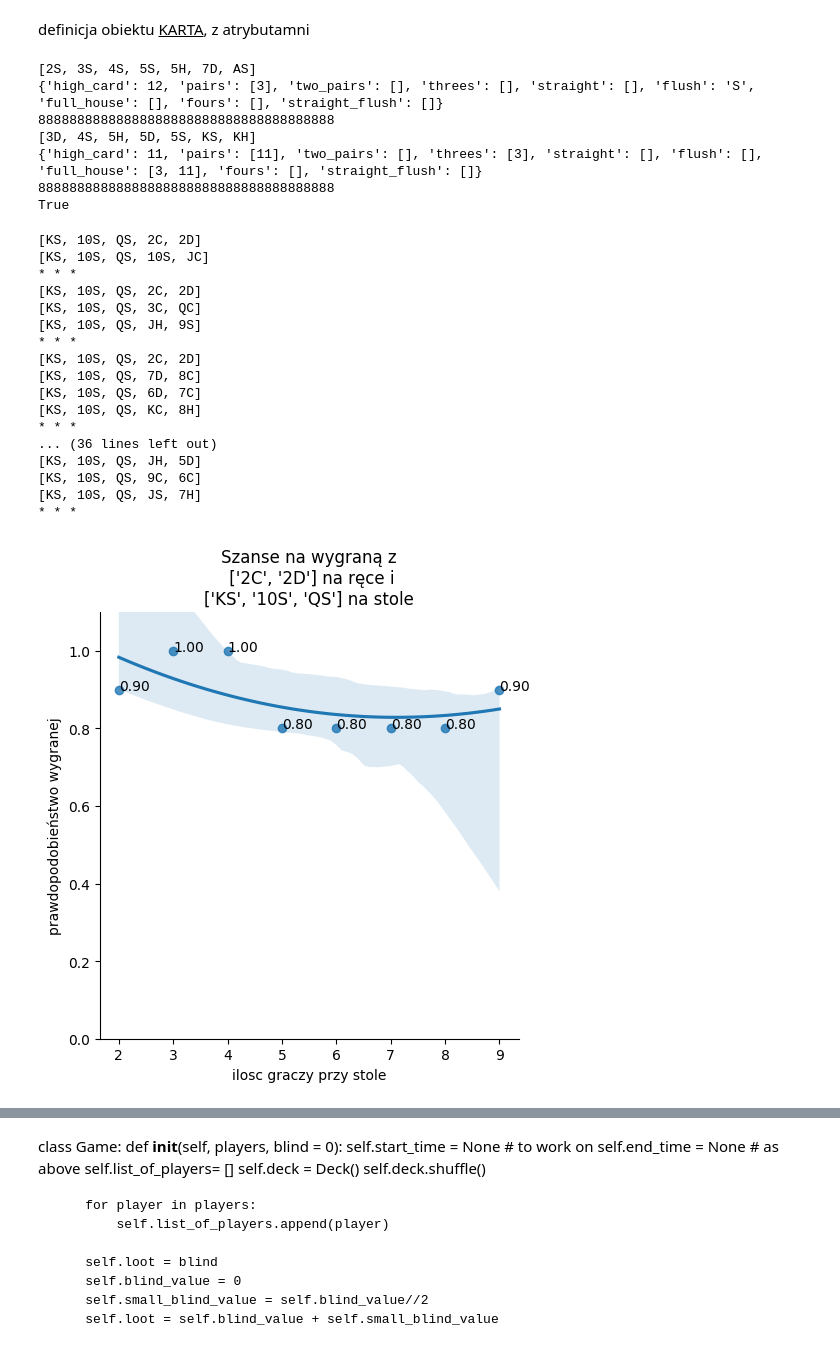
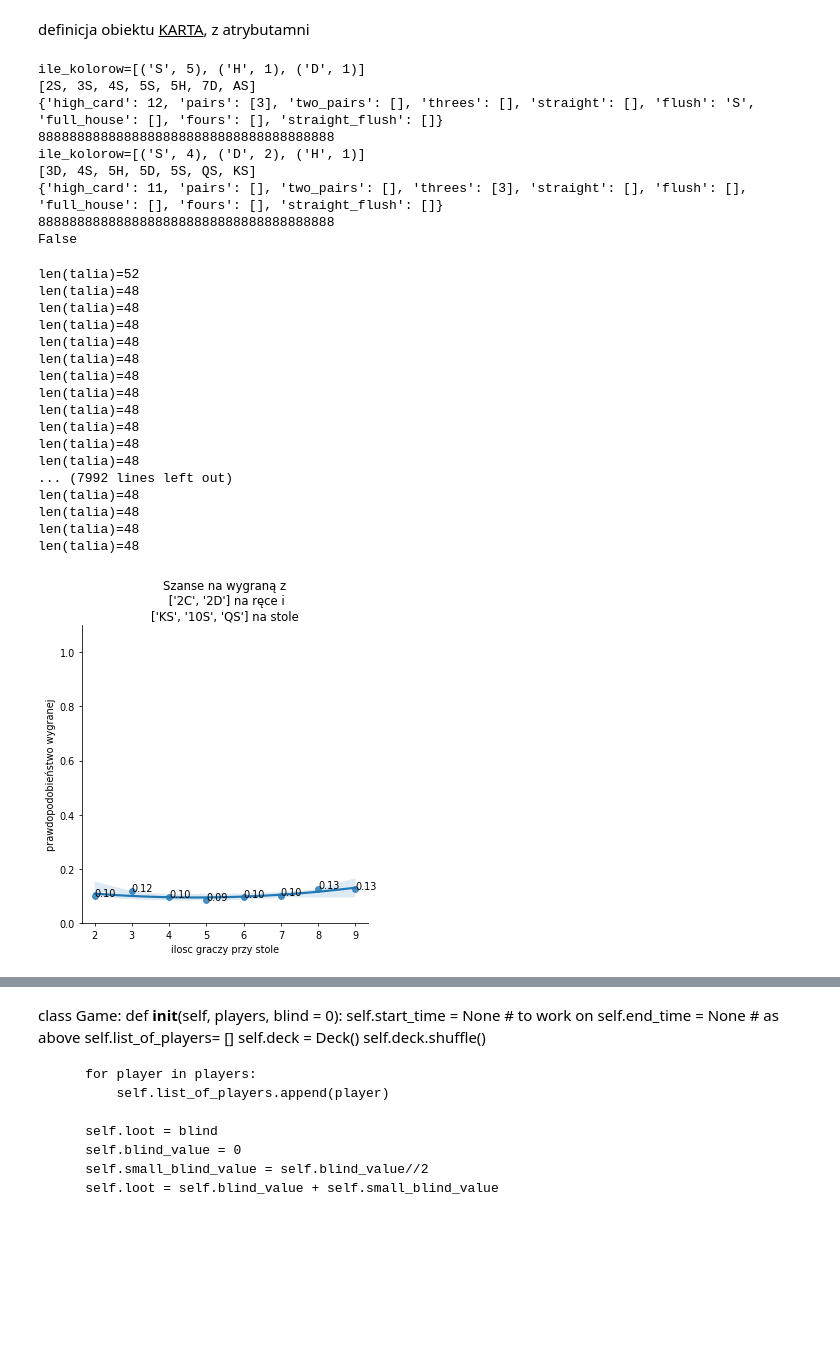
Before and after one commit to ninj4i/poker, a Jupyter notebook: pokerek.ipynb, the cells around one changed output, grey strips where cells are left out. Saved outputs shown, nothing was run; the diff lists cells and outputs as text; code cells hidden in the pictures; blank space fills up the shorter version.

```diff
--- a/pokerek.ipynb
+++ b/pokerek.ipynb
@@ -162,8 +162,8 @@ class Hand:
         #print(f'{sorted(figures_in_hand)=}')
         ile_czego   = list(Counter(sorted(figures_in_hand)).items())
         ile_kolorow = sorted(Counter([card.colour for card in self.cards_in_hand+self.cards_on_table]).items(), key = lambda x: x[1], reverse = True)
-        #print(ile_kolorow)
-        if len(set([card.colour for card in self.cards_in_hand])) == 1 :
+        #print(f'{ile_kolorow=}')
+        if ile_kolorow[0][1] == 5 :
             self.in_hand['flush'] = self.cards_in_hand[0].colour
 
         if self.in_hand['flush'] and self.in_hand['straight']:
@@ -220,7 +220,7 @@ print(sorted(reka_strit.cards_in_hand+reka_strit.cards_on_table))
 print(reka_strit.in_hand)
 print('88888888888888888888888888888888888888')
 reka_pair = Hand()
-reka_pair.cards_in_hand =  [Card('K','S'), Card('K','H')]
+reka_pair.cards_in_hand =  [Card('K','S'), Card('Q','S')]
 reka_pair.cards_on_table = [Card('3','D'), Card('4','S'), Card('5','H'), Card('5','D'), Card('5','S')]
 reka_pair.check_hand()
 print(sorted(reka_pair.cards_in_hand+reka_pair.cards_on_table))
@@ -229,16 +229,19 @@ print('88888888888888888888888888888888888888')
 
 print(reka_pair == max ([reka_pair,reka_strit]))
 # %% [output]
+ile_kolorow=[('S', 5), ('H', 1), ('D', 1)]
 [2S, 3S, 4S, 5S, 5H, 7D, AS]
 {'high_card': 12, 'pairs': [3], 'two_pairs': [], 'threes': [], 'straight': [], 'flush': 'S', 'full_house': [], 'fours': [], 'straight_flush': []}
 88888888888888888888888888888888888888
-[3D, 4S, 5H, 5D, 5S, KS, KH]
-{'high_card': 11, 'pairs': [11], 'two_pairs': [], 'threes': [3], 'straight': [], 'flush': [], 'full_house': [3, 11], 'fours': [], 'straight_flush': []}
+ile_kolorow=[('S', 4), ('D', 2), ('H', 1)]
+[3D, 4S, 5H, 5D, 5S, QS, KS]
+{'high_card': 11, 'pairs': [], 'two_pairs': [], 'threes': [3], 'straight': [], 'flush': [], 'full_house': [], 'fours': [], 'straight_flush': []}
 88888888888888888888888888888888888888
-True
+False
 # %%
-def texas_holdem_monte_carlo(karty_w_rece: list, karty_na_stole: list(), ilosc_graczy = 2, wielkosc_proby = 1_0):
+def texas_holdem_monte_carlo(karty_w_rece: list, karty_na_stole: list(), ilosc_graczy = 2, wielkosc_proby = 1_000):
     talia = Deck()
+    print(f'{len(talia)=}')
     wygrane = 0
     for game in range(wielkosc_proby):
         gracze = []
@@ -250,78 +253,79 @@ def texas_holdem_monte_carlo(karty_w_rece: list, karty_na_stole: list(), ilosc_g
         moja_reka.check_hand()
         gracze.append(moja_reka)
         talia.shuffle()
+        print(f'{len(talia)=}')
 
         for _ in range(0,ilosc_graczy-1):
             gracze.append(Hand())
             gracze[-1].get_card(talia,2)
             gracze[-1].cards_on_table = stol.cards_in_hand
             gracze[-1].check_hand()
+            #print(gracze[-1].in_hand)
+            #print(gracze[-1].cards_on_table + gracze[-1].cards_in_hand)
+            #print('***')
 
         talia.reset()
-        wygrane += moja_reka == max(gracze)
+        wygrane += moja_reka == (sorted(gracze)[-1]) and (moja_reka!=sorted(gracze)[-2])
 
 
     #print([f'{gr.cards_on_table}' for gr in gracze])
-    for gr in gracze:
-        print(gr.cards_on_table + gr.cards_in_hand)
-    print('* * * ')
     #print(f'max = {max(gracze)}')
     #print(f'{wygrane/wielkosc_proby:.2%}')
 
     return wygrane/wielkosc_proby
 # %%
-plt.rcParams['figure.dpi'] = 100
-plt.rcParams['figure.figsize'] = 10,5
+plt.rcParams['figure.dpi'] = 70
+plt.rcParams['figure.figsize'] = 3,3
 
 a = {
     2:0,
     3:0,
     4:0,
     5:0,
     6:0,
     7:0,
     8:0,
     9:0
     }
 raczka = ['2C', '2D']
 stolik = ['KS', '10S', 'QS']
 for i in a.keys():
     a[i] = texas_holdem_monte_carlo(raczka, stolik,i)
 
 #print(a)
 #b = [str(s) for s in a.values()]
 aa = pd.DataFrame().assign(X = a.keys(), Y = a.values())
 
 #print(aa)
 
 
 sns.lmplot(data = aa, x= 'X', y = 'Y', order = 2)
 plt.xlabel('ilosc graczy przy stole')
 plt.ylabel('prawdopodobieństwo wygranej')
 plt.title(f'Szanse na wygraną z\n {raczka} na ręce i\n{stolik} na stole')
 plt.ylim((0,1.1))
 for i in a.items():
     plt.text(i[0], i[1], '%.2f' % i[1])
 plt.show()
 # %% [output]
-[KS, 10S, QS, 2C, 2D]
-[KS, 10S, QS, 10S, JC]
-* * *
-[KS, 10S, QS, 2C, 2D]
-[KS, 10S, QS, 3C, QC]
-[KS, 10S, QS, JH, 9S]
-* * *
-[KS, 10S, QS, 2C, 2D]
-[KS, 10S, QS, 7D, 8C]
-[KS, 10S, QS, 6D, 7C]
-[KS, 10S, QS, KC, 8H]
-* * *
-... (36 lines left out)
-[KS, 10S, QS, JH, 5D]
-[KS, 10S, QS, 9C, 6C]
-[KS, 10S, QS, JS, 7H]
-* * *
+len(talia)=52
+len(talia)=48
+len(talia)=48
+len(talia)=48
+len(talia)=48
+len(talia)=48
+len(talia)=48
+len(talia)=48
+len(talia)=48
+len(talia)=48
+len(talia)=48
+len(talia)=48
+... (7992 lines left out)
+len(talia)=48
+len(talia)=48
+len(talia)=48
+len(talia)=48
-[figure, old version]
+[figure, new version]
 # %%
 a = {
     2:0,
```
Also changed, not shown: parts of 2 cells of this notebook, 1 other file.
